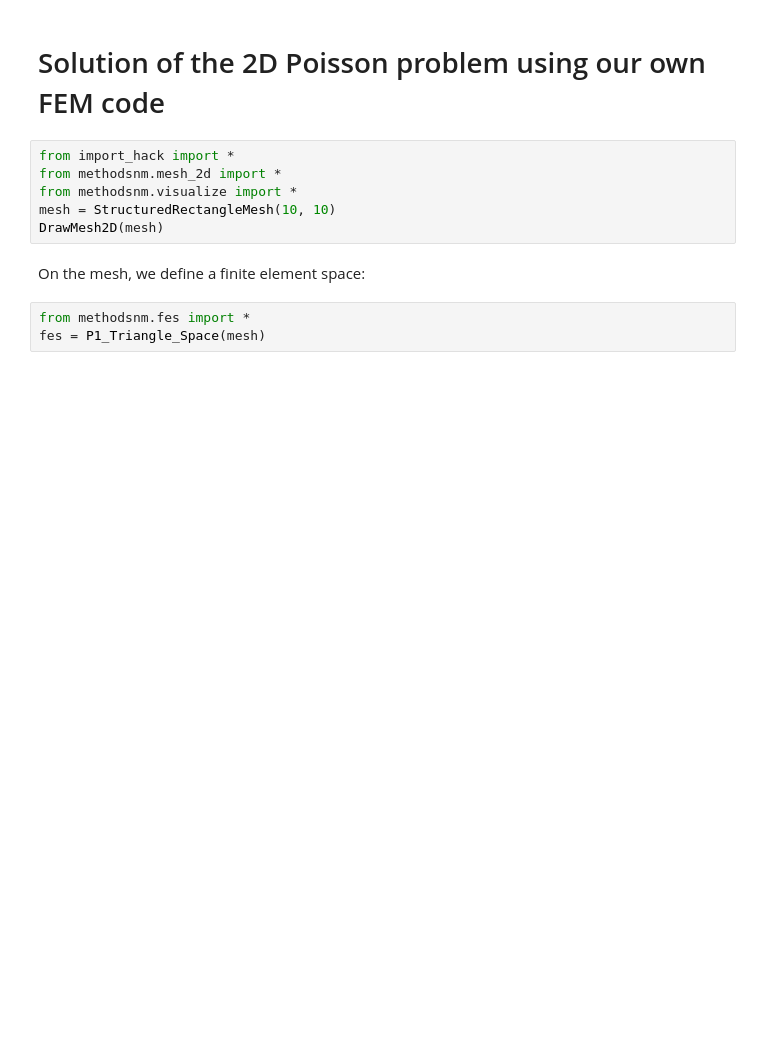
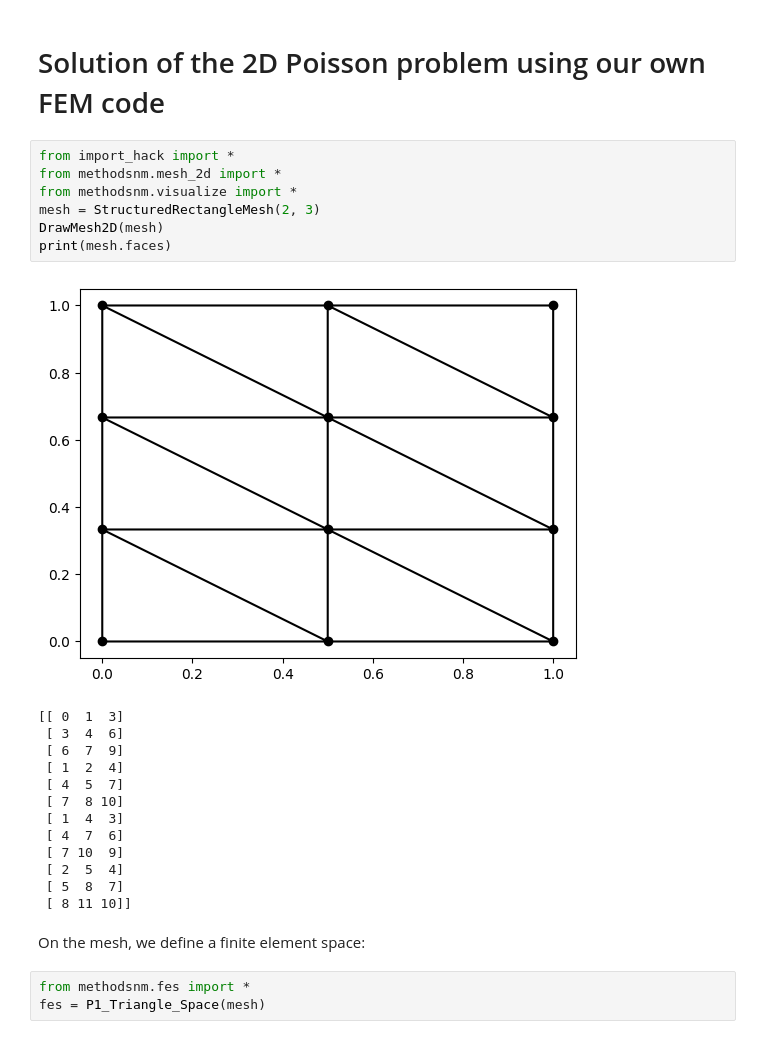
Before and after one commit to ilyagutkin/Bachelorarbeit-Rechenpraktikum-ilyagutkin, a Jupyter notebook: demos/simple_poisson_2d.ipynb, the cells around one changed output. Cells and saved outputs as stored; diff of their text form; blank space fills up the shorter version.

```diff
--- a/demos/simple_poisson_2d.ipynb
+++ b/demos/simple_poisson_2d.ipynb
@@ -3,9 +3,24 @@
 # %%
 from import_hack import *
 from methodsnm.mesh_2d import *
 from methodsnm.visualize import *
-mesh = StructuredRectangleMesh(10, 10)
+mesh = StructuredRectangleMesh(2, 3)
 DrawMesh2D(mesh)
+print(mesh.faces)
+# %% [output]
+[figure, added]
+[[ 0  1  3]
+ [ 3  4  6]
+ [ 6  7  9]
+ [ 1  2  4]
+ [ 4  5  7]
+ [ 7  8 10]
+ [ 1  4  3]
+ [ 4  7  6]
+ [ 7 10  9]
+ [ 2  5  4]
+ [ 5  8  7]
+ [ 8 11 10]]
 # %% [markdown]
 On the mesh, we define a finite element space:
 # %%
```
Also changed, not shown: parts of 4 cells of this notebook, 6 other files.
